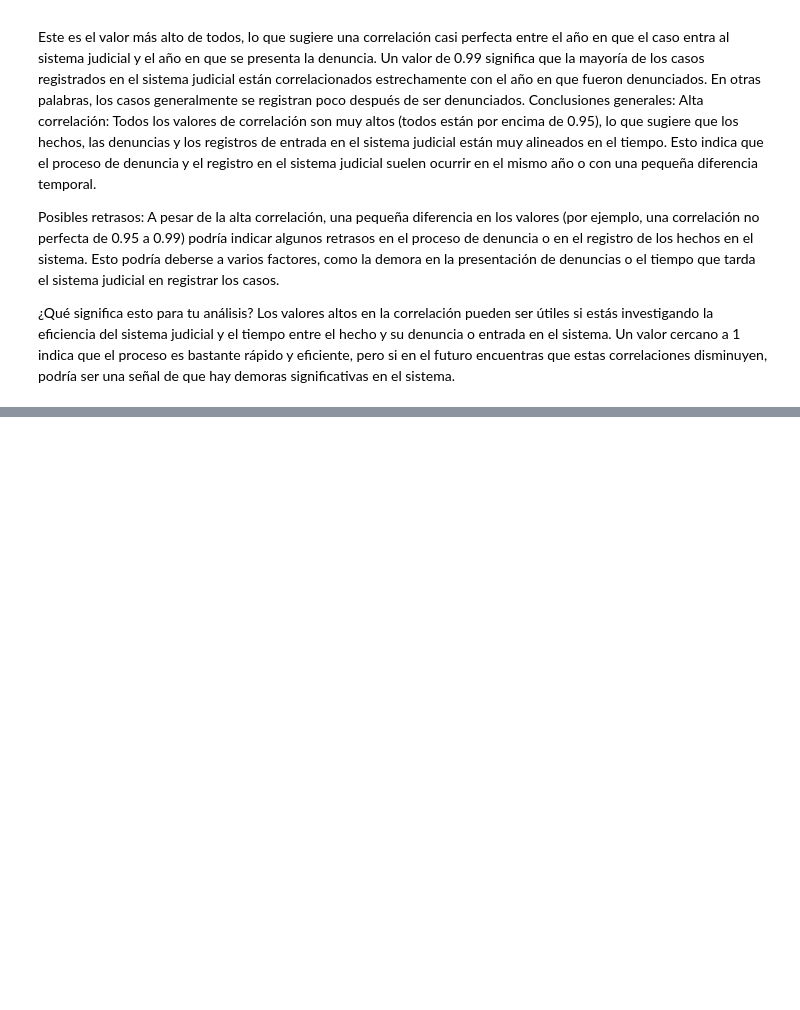
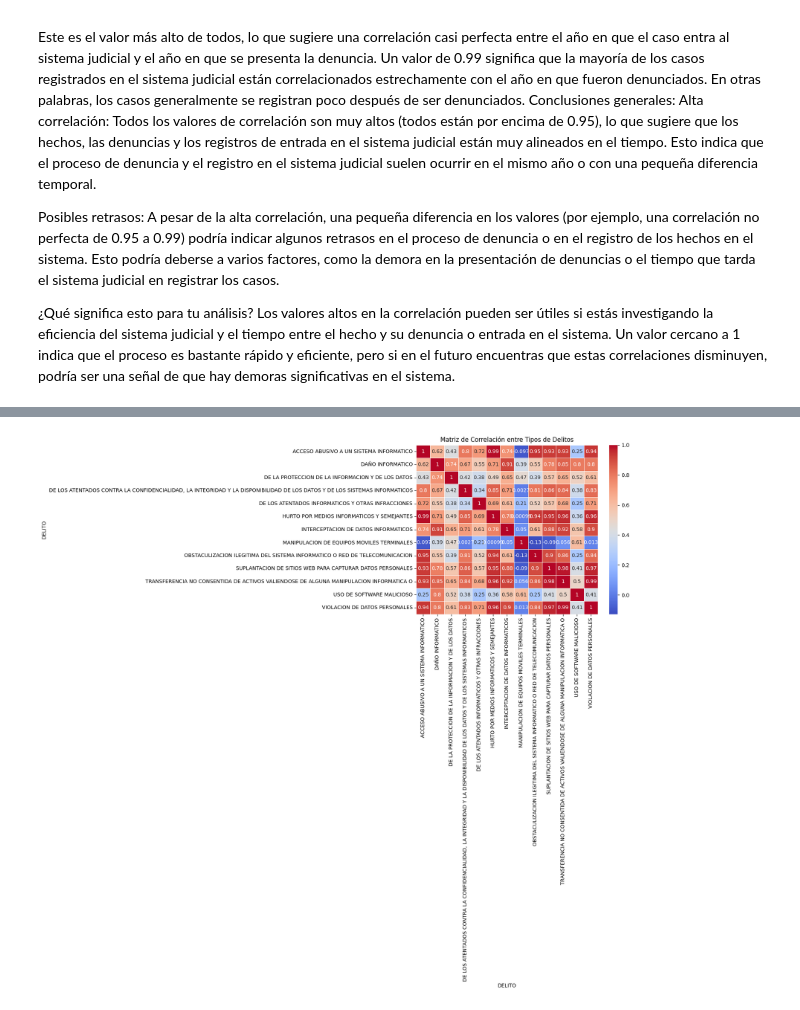
Before and after one commit to marcebm19/BOOTCAMP-1, a Jupyter notebook: Cibercriminalidad_en_Colombia.ipynb, the cells around one changed output, grey strips where cells are left out. Saved outputs shown, nothing was run; the diff lists cells and outputs as text; code cells hidden in the pictures; blank space fills up the shorter version.

```diff
--- a/Cibercriminalidad_en_Colombia.ipynb
+++ b/Cibercriminalidad_en_Colombia.ipynb
@@ -1233,3 +1233,19 @@ Posibles retrasos: A pesar de la alta correlación, una pequeña diferencia en l
 
 ¿Qué significa esto para tu análisis?
 Los valores altos en la correlación pueden ser útiles si estás investigando la eficiencia del sistema judicial y el tiempo entre el hecho y su denuncia o entrada en el sistema. Un valor cercano a 1 indica que el proceso es bastante rápido y eficiente, pero si en el futuro encuentras que estas correlaciones disminuyen, podría ser una señal de que hay demoras significativas en el sistema.
+# %%
+# Crear tabla pivote
+
+# Filtrar los datos entre 2010 y 2024
+df_filtered = df_delito4[(df_delito4["AÑO_HECHOS"] >= 2010) & (df_delito4["AÑO_HECHOS"] <= 2024)]
+
+delito_pivot = df_filtered.pivot_table(
+    index="AÑO_HECHOS",       # Cada fila será un año
+    columns="DELITO",         # Cada delito será una columna
+    values="TOTAL_PROCESOS",  # Usa el total de procesos para cada delito
+    aggfunc="sum",            # Sumar los valores de delitos por año
+    fill_value=0              # Si no hay datos, poner 0
+)
+
+# Mostrar la tabla pivote
+delito_pivot
@@ -1235,0 +1270,8 @@ Los valores altos en la correlación pueden ser útiles si estás investigando l
+# %%
+# Matriz de correlación entre distintos tipos de delitos
+plt.figure(figsize=(8,6))
+sns.heatmap(delito_pivot.corr(), annot=True, cmap="coolwarm", linewidths=0.5)
+plt.title("Matriz de Correlación entre Tipos de Delitos")
+plt.show()
+# %% [output]
+[figure, added]
```
Also changed, not shown: parts of 6 cells of this notebook.
